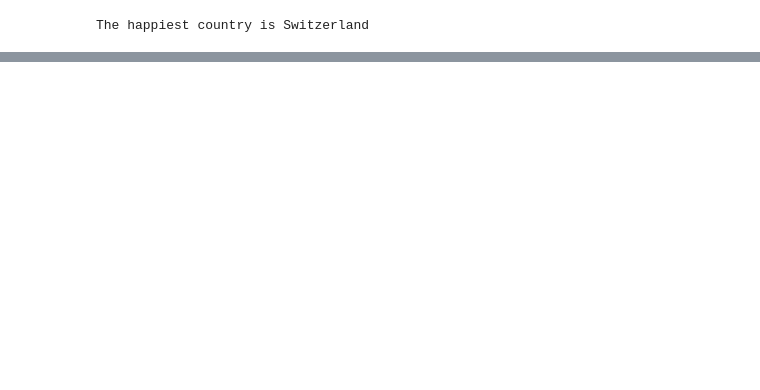
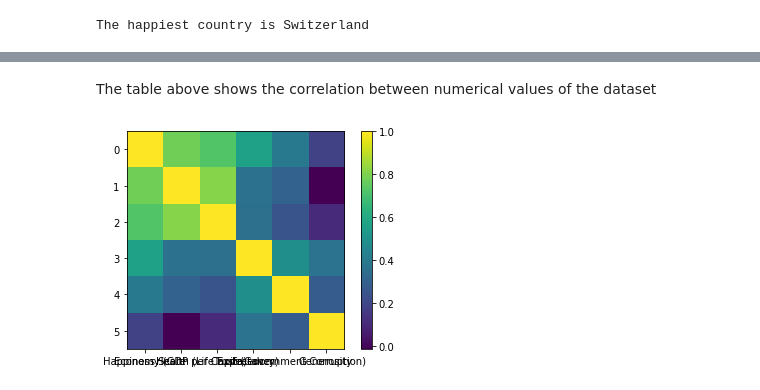
Before and after one commit to Daniel-Oduntan/DDSFE_DOduntan, a Jupyter notebook: HW2/Happiness.ipynb, the cells around one changed output, grey strips where cells are left out. Saved outputs shown, nothing was run; the diff lists cells and outputs as text; code cells hidden in the pictures; blank space fills up the shorter version.

```diff
--- a/HW2/Happiness.ipynb
+++ b/HW2/Happiness.ipynb
@@ -113,0 +137,2 @@ happiness.groupby('Country').max().sort_values(by = 'Happiness Score', ascending
+# %% [markdown]
+The table above shows the correlation between numerical values of the dataset
@@ -113,0 +141,8 @@ happiness.groupby('Country').max().sort_values(by = 'Happiness Score', ascending
+# %%
+pl.imshow(happiness[['Happiness Score', 'Economy (GDP per Capita)', 'Health (Life Expectancy)', 'Freedom', 'Trust (Government Corruption)',
+       'Generosity']].corr())
+pl.xticks([0, 1, 2, 3, 4, 5],['Happiness Score', 'Economy (GDP per Capita)', 'Health (Life Expectancy)', 'Freedom', 'Trust (Government Corruption)',
+       'Generosity'] )
+pl.colorbar();
+# %% [output]
+[figure, added]
```
Also changed, not shown: parts of 18 cells of this notebook.
